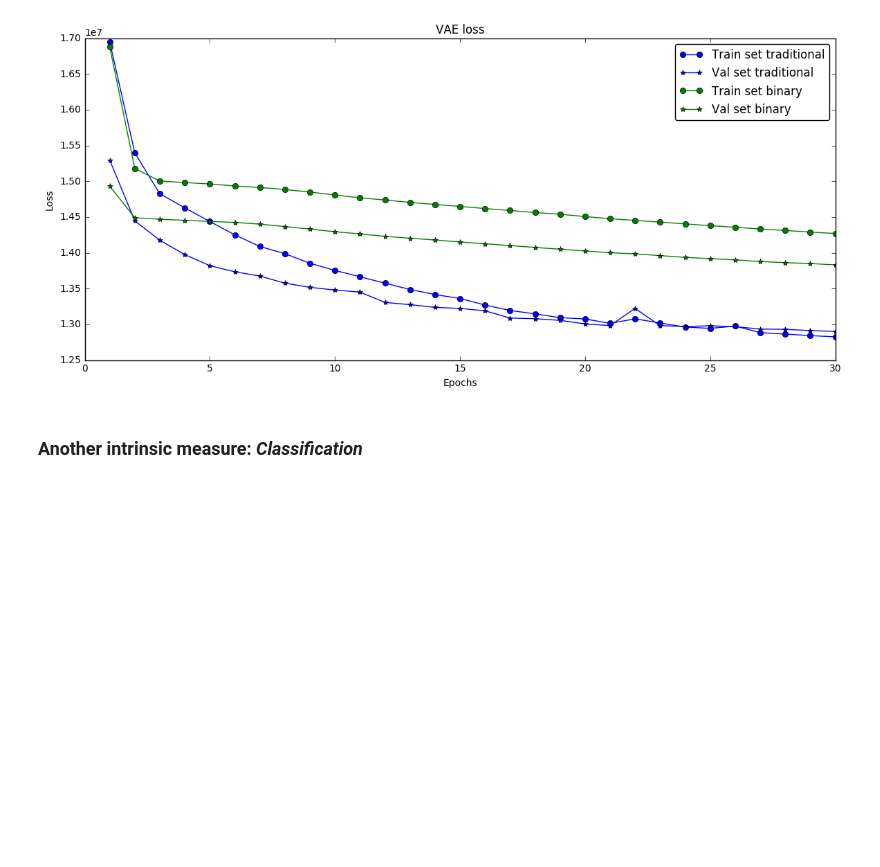
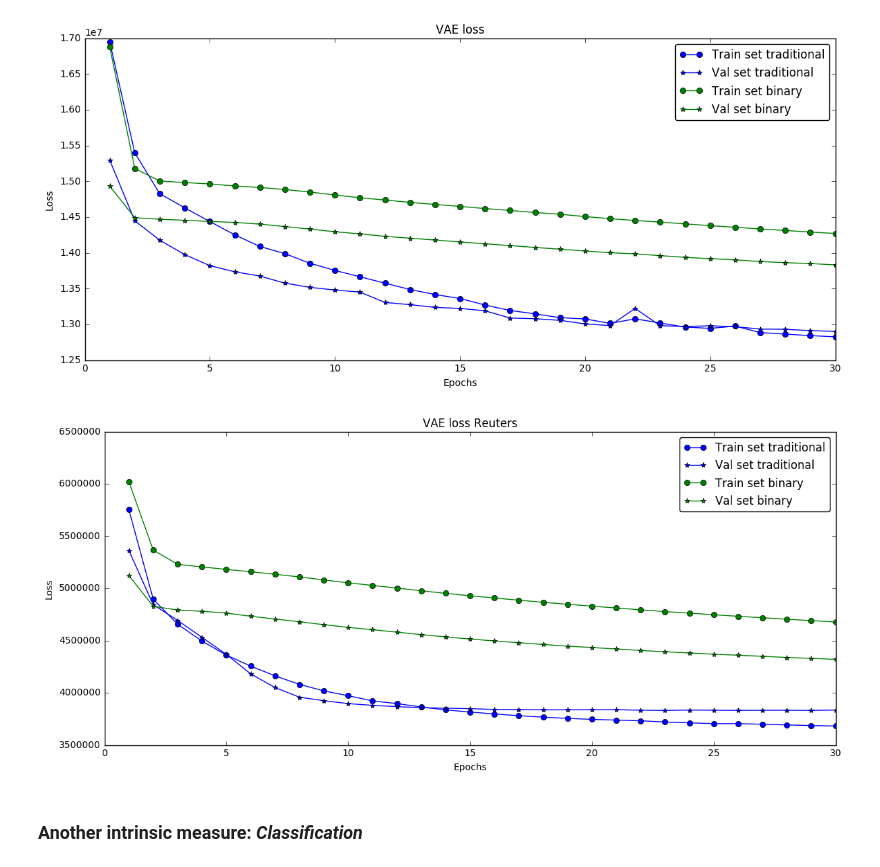
Before and after one commit to fmenat/DiscreteVAE, a Jupyter notebook: BinaryVAE.ipynb, the cells around one changed output. Cells and saved outputs as stored; diff of their text form; code cells hidden in the pictures; blank space fills up the shorter version.

```diff
--- a/BinaryVAE.ipynb
+++ b/BinaryVAE.ipynb
@@ -338,7 +368,8 @@ $$ w_f(d) \cdot \left(1 + log\left( \frac{1+n_d}{1+df_w} \right) \right)$$
 from sklearn.feature_extraction.text import TfidfVectorizer
 from nltk.stem.snowball import SnowballStemmer
 from nltk.stem import WordNetLemmatizer
-analyzer = TfidfVectorizer().build_analyzer()
+#analyzer = TfidfVectorizer(ngram_range=(1, 3)).build_analyzer()
+tokenizer = TfidfVectorizer().build_tokenizer()
 stemmer = SnowballStemmer("english")
 lemmatizer = WordNetLemmatizer()
 
@@ -347,14 +378,14 @@ def preProcess(s): #String processor
     return s.lower().strip().strip('-').strip('_')
 def number_normalize(doc):
     results = []
-    for token in analyzer(doc):
+    for token in tokenizer(doc):
         token_pro = preProcess(token)
         if len(token_pro) != 0 and not token_pro[0].isdigit():
             results.append(token_pro)
     return results
 def stemmed_words(doc):
     results = []
-    for token in analyzer(doc):
+    for token in tokenizer(doc):
         pre_pro = preProcess(token)
         #token_pro = stemmer.stem(pre_pro) #aumenta x10 el tiempo de procesamiento
         token_pro = lemmatizer.lemmatize(pre_pro) #so can explain/interpretae -- aumenta x5 el tiempo de proce
@@ -363,7 +394,6 @@ def stemmed_words(doc):
     return results
 
 def get_transform_representation(mode, analizer,min_count,max_feat):
-    #default is tf
     smooth_idf_b = False
     use_idf_b = False
     binary_b = False
@@ -371,13 +401,13 @@ def get_transform_representation(mode, analizer,min_count,max_feat):
     if mode == 'binary':
         binary_b = True
     elif mode == 'tf':
-        pass
+        pass #default is tf
     elif mode == 'tf-idf':
         use_idf_b = True
         smooth_idf_b = True #inventa 1 conteo imaginario (como priors)--laplace smoothing
-    return TfidfVectorizer(stop_words='english',analyzer=analizer,min_df=min_count, max_features=max_feat
-                                ,binary=binary_b, use_idf=use_idf_b, smooth_idf=smooth_idf_b,norm=None)
-        # ngram_range=(1, 1)
+    return TfidfVectorizer(stop_words='english',tokenizer=analizer,min_df=min_count, max_features=max_feat
+                                ,binary=binary_b, use_idf=use_idf_b, smooth_idf=smooth_idf_b,norm=None
+                                  ,ngram_range=(1, 1))
 
 min_count = 1 #default = 1
 max_feat = 10000 #Best: 10000 -- Hinton (2000)
@@ -703,5 +733,27 @@ plt.title("VAE loss")
 plt.show()
 # %% [output]
 [figure]
+# %%
+### binary vs traditional
+history_dict1 = hist1.history
+history_dict2 = hist2.history
+loss_values1 = history_dict1['loss']
+val_loss_values1 = history_dict1['val_loss']
+loss_values2 = history_dict2['loss']
+val_loss_values2 = history_dict2['val_loss']
+epochs_l = range(1, len(loss_values1) + 1)
+
+plt.figure(figsize=(14,6))
+plt.plot(epochs_l, loss_values1, 'bo-', label = "Train set traditional")
+plt.plot(epochs_l, val_loss_values1, 'b*-', label = "Val set traditional")
+plt.plot(epochs_l, loss_values2, 'go-', label = "Train set binary")
+plt.plot(epochs_l, val_loss_values2, 'g*-', label = "Val set binary")
+plt.xlabel('Epochs')
+plt.ylabel('Loss')
+plt.legend(loc="upper right", fancybox= True)
+plt.title("VAE loss Reuters")
+plt.show()
+# %% [output]
+[figure, added]
 # %% [markdown]
 ### Another intrinsic measure: *Classification*
```
Also changed, not shown: parts of 41 cells of this notebook, 1 other file.
